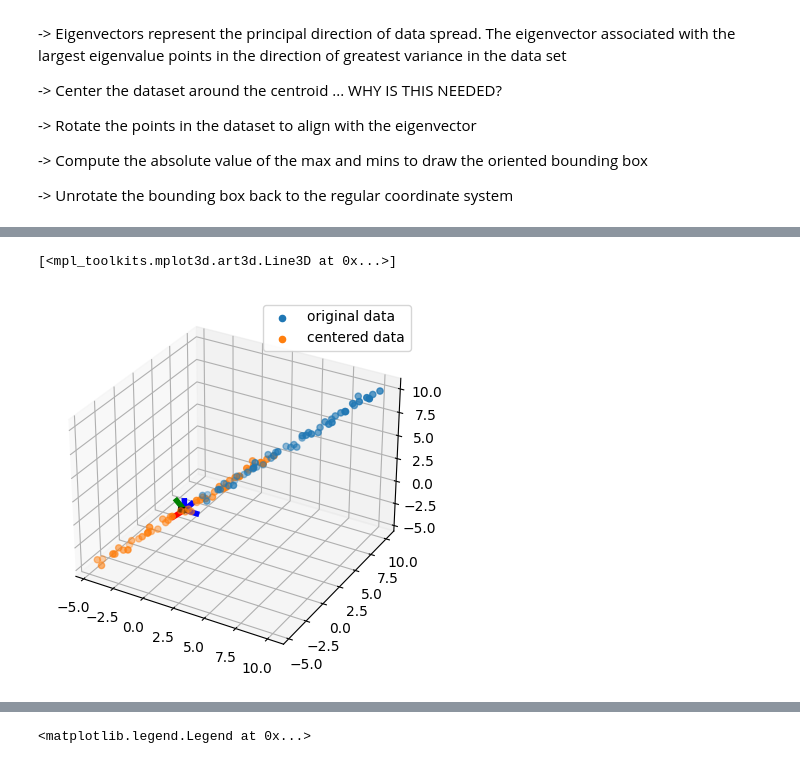
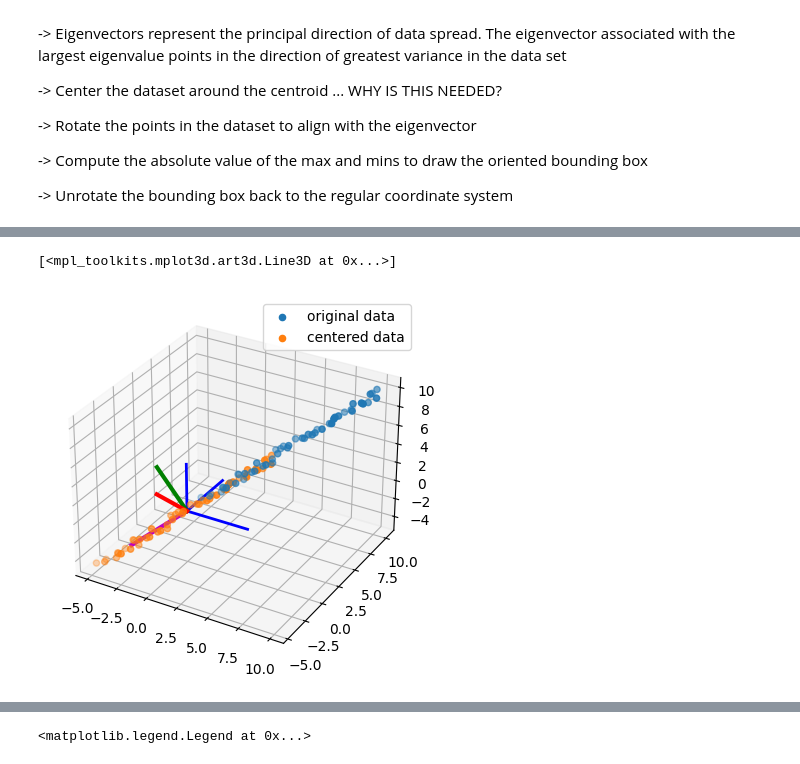
Before and after one commit to VRazgaitis/geometry_engine, a Jupyter notebook: bounding_box.ipynb, the cells around one changed output, grey strips where cells are left out. Drawn from its saved outputs; the diff is of its cells as text; code cells hidden in the pictures.

```diff
--- a/bounding_box.ipynb
+++ b/bounding_box.ipynb
@@ -59,21 +81,24 @@ print(np.rad2deg(np.arccos(np.dot(eigenvectors[:,1], eigenvectors[:,2]))))
 # %%
 # The eigenvectors are at the cartesian origin, meaning we need to move the point cloud to be centered around the origin to be useful
 # We do this by subtracting the means from each value. This aligns the centroid of the dataset to the cartesian origin
 centered_data = data - means[:,np.newaxis]
 fig = plt.figure()
 ax = fig.add_subplot(111, projection='3d')
 ax.scatter(data[0,:], data[1,:], data[2,:], label="original data")
 ax.scatter(centered_data[0,:], centered_data[1,:], centered_data[2,:], label="centered data")
 ax.legend()
 
 # cartesian basis
-ax.plot([0, 1],  [0, 0], [0, 0], color='b', linewidth=4)
-ax.plot([0, 0],  [0, 1], [0, 0], color='b', linewidth=4)
-ax.plot([0, 0],  [0, 0], [0, 1], color='b', linewidth=4)
+origin_scale=5
+ax.plot([0, origin_scale],  [0, 0], [0, 0], color='b', linewidth=2)
+ax.plot([0, 0],  [0, origin_scale], [0, 0], color='b', linewidth=2)
+ax.plot([0, 0],  [0, 0], [0, origin_scale], color='b', linewidth=2)
+
 # eigen basis
-ax.plot([0, eigenvectors[0, 0]],  [0, eigenvectors[1, 0]], [0, eigenvectors[2, 0]], color='r', linewidth=4)
-ax.plot([0, eigenvectors[0, 1]],  [0, eigenvectors[1, 1]], [0, eigenvectors[2, 1]], color='g', linewidth=4)
-ax.plot([0, eigenvectors[0, 2]],  [0, eigenvectors[1, 2]], [0, eigenvectors[2, 2]], color='k', linewidth=4)
+eigen_v_scaling=5
+ax.plot([0, eigenvectors[0, 0]*eigen_v_scaling],  [0, eigenvectors[1, 0]*eigen_v_scaling], [0, eigenvectors[2, 0]*eigen_v_scaling], color='m', linewidth=3)
+ax.plot([0, eigenvectors[0, 1]*eigen_v_scaling],  [0, eigenvectors[1, 1]*eigen_v_scaling], [0, eigenvectors[2, 1]*eigen_v_scaling], color='g', linewidth=3)
+ax.plot([0, eigenvectors[0, 2]*eigen_v_scaling],  [0, eigenvectors[1, 2]*eigen_v_scaling], [0, eigenvectors[2, 2]*eigen_v_scaling], color='r', linewidth=3)
 # %% [output]
 [<mpl_toolkits.mplot3d.art3d.Line3D at 0x...>]
-[figure, old version]
+[figure, new version]
```
Also changed, not shown: parts of 7 cells of this notebook.
